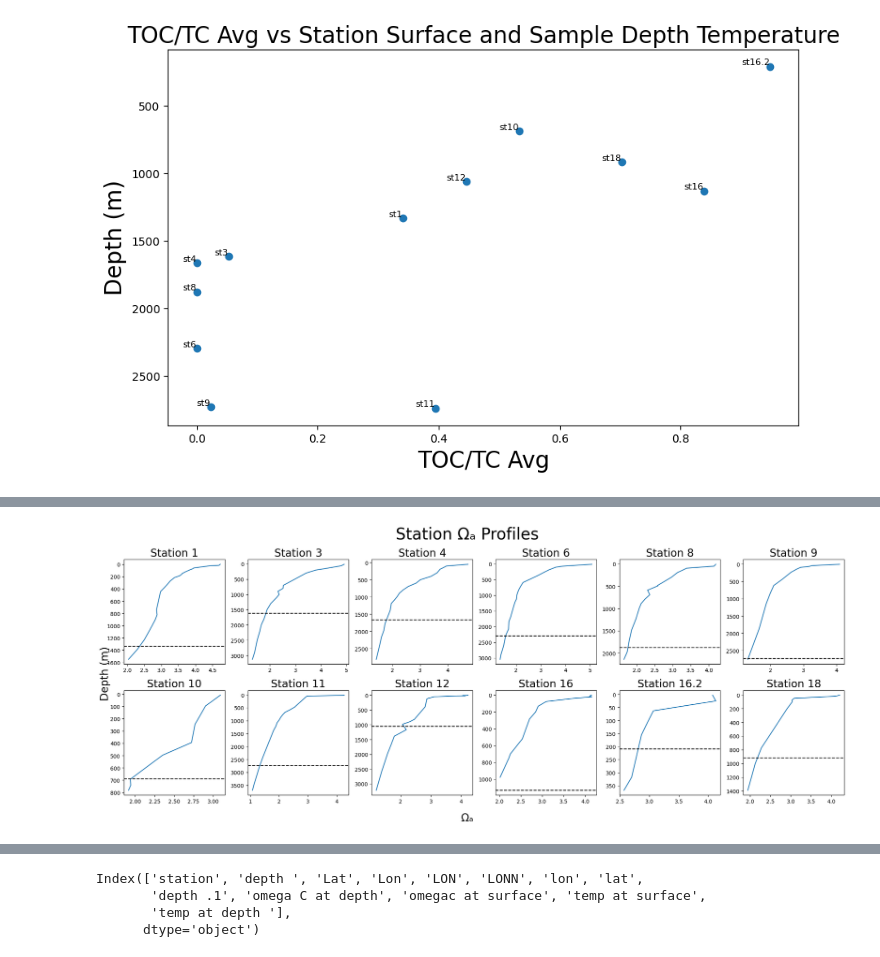
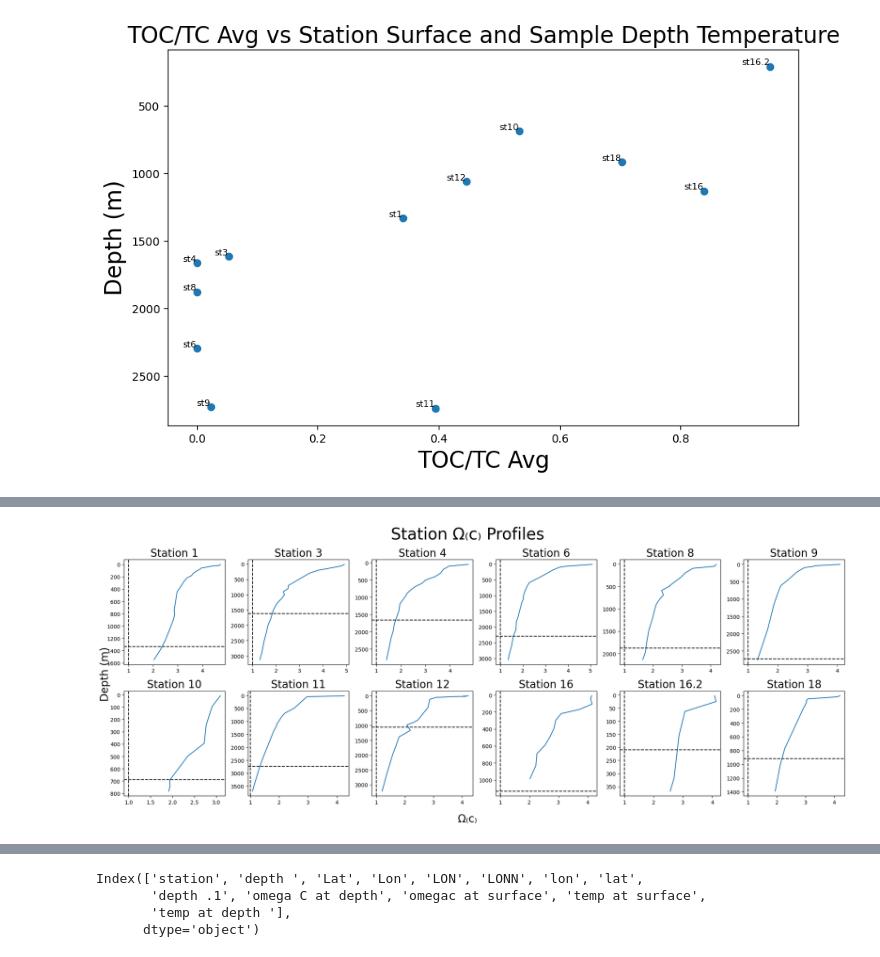
Before and after one commit to csheppard3243/Ziveri_ATL_Sediments, a Jupyter notebook: CMworkup.ipynb, the cells around one changed output, grey strips where cells are left out. Saved outputs shown, nothing was run; the diff lists cells and outputs as text; code cells hidden in the pictures.

```diff
--- a/CMworkup.ipynb
+++ b/CMworkup.ipynb
@@ -741,4 +809,5 @@ plt.show()
 # %%
+
 #graph: odv omega c vs depth
 
 fig,axes = plt.subplots(2,6, figsize=(20,8))
@@ -780,9 +849,9 @@ axes[1,3].invert_yaxis()
 axes[1,4].invert_yaxis()
 axes[1,5].invert_yaxis()
 
-fig.supxlabel("\u03A9\u2090", fontsize =20)
+fig.supxlabel("\u03A9\u208Dc\u208E", fontsize =20)
 fig.supylabel("Depth (m)", fontsize =20)
-fig.suptitle('Station \u03A9\u2090 Profiles', fontsize = 30)
+fig.suptitle('Station \u03A9\u208Dc\u208E Profiles', fontsize = 30)
 
 axes[0,0].set_title("Station 1", fontsize =20)
 
@@ -810,31 +879,55 @@ axes[1,5].set_title("Station 18", fontsize =20)
 
 axes[0,0].axhline(y=1333, color = 'Black', linestyle= '--')
 
 axes[0,1].axhline(y=1616, color = 'Black', linestyle= '--')
 
 axes[0,2].axhline(y=1664, color = 'Black', linestyle= '--')
 
 axes[0,3].axhline(y=2296, color = 'Black', linestyle= '--')
 
 axes[0,4].axhline(y=1877, color = 'Black', linestyle= '--')
 
 axes[0,5].axhline(y=2730, color = 'Black', linestyle= '--')
 
 axes[1,0].axhline(y=688, color = 'Black', linestyle= '--')
 
 axes[1,1].axhline(y=2740, color = 'Black', linestyle= '--')
 
 axes[1,2].axhline(y=1060, color = 'Black', linestyle= '--')
 
 axes[1,3].axhline(y=1132, color = 'Black', linestyle= '--')
 
 axes[1,4].axhline(y=209, color = 'Black', linestyle= '--')
 
 axes[1,5].axhline(y=918, color = 'Black', linestyle= '--')
 
+axes[0,0].axvline(x=1, color = 'Black', linestyle= '--')
+
+axes[0,1].axvline(x=1, color = 'Black', linestyle= '--')
+
+axes[0,2].axvline(x=1, color = 'Black', linestyle= '--')
+
+axes[0,3].axvline(x=1, color = 'Black', linestyle= '--')
+
+axes[0,4].axvline(x=1, color = 'Black', linestyle= '--')
+
+axes[0,5].axvline(x=1, color = 'Black', linestyle= '--')
+
+axes[1,0].axvline(x=1, color = 'Black', linestyle= '--')
+
+axes[1,1].axvline(x=1, color = 'Black', linestyle= '--')
+
+axes[1,2].axvline(x=1, color = 'Black', linestyle= '--')
+
+axes[1,3].axvline(x=1, color = 'Black', linestyle= '--')
+
+axes[1,4].axvline(x=1, color = 'Black', linestyle= '--')
+
+axes[1,5].axvline(x=1, color = 'Black', linestyle= '--')
+
 
 fig.tight_layout()
 
 plt.show()
 # %% [output]
-[figure, old version]
+[figure, new version]
```
Also changed, not shown: parts of 31 cells of this notebook.
